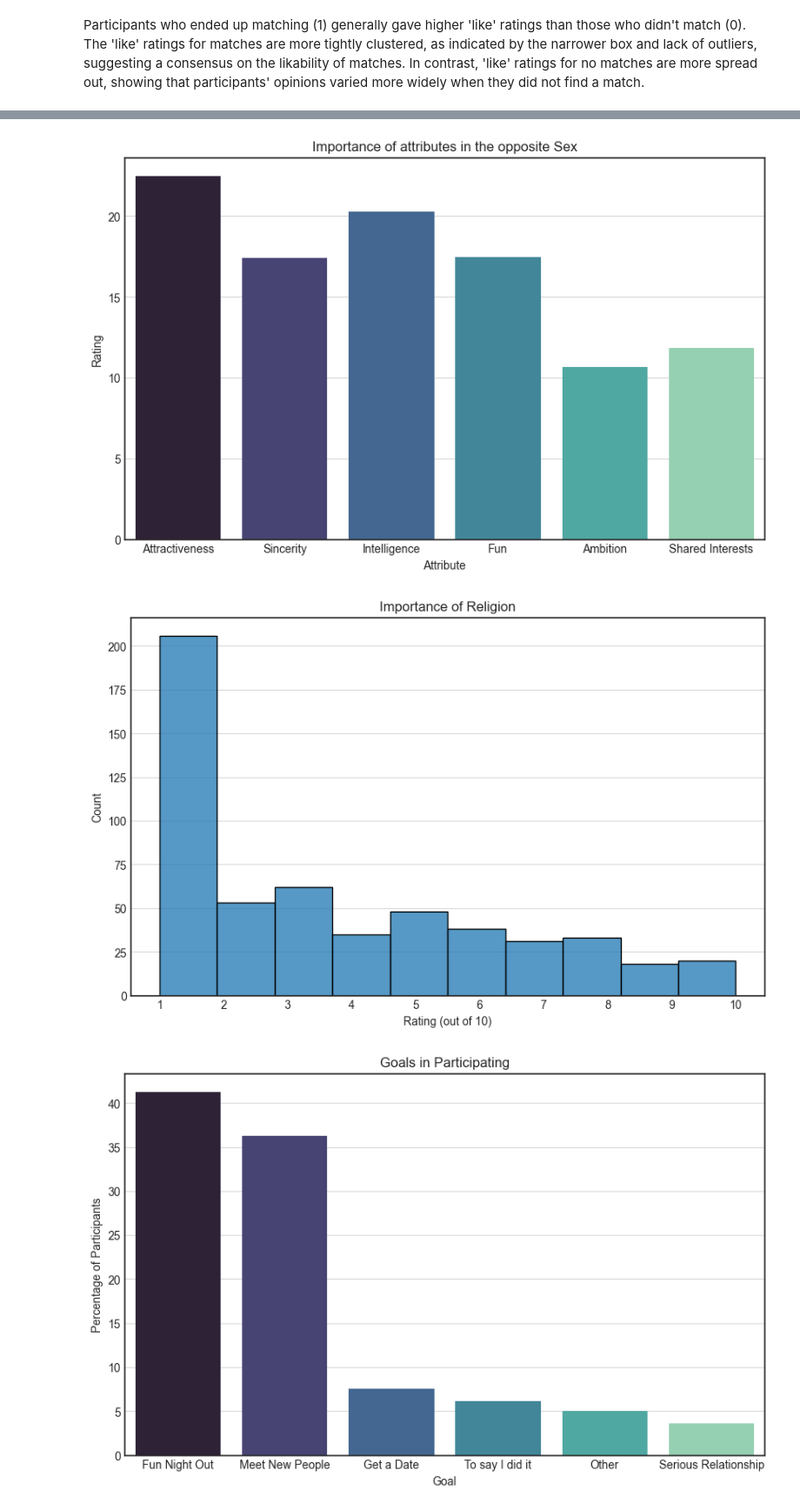
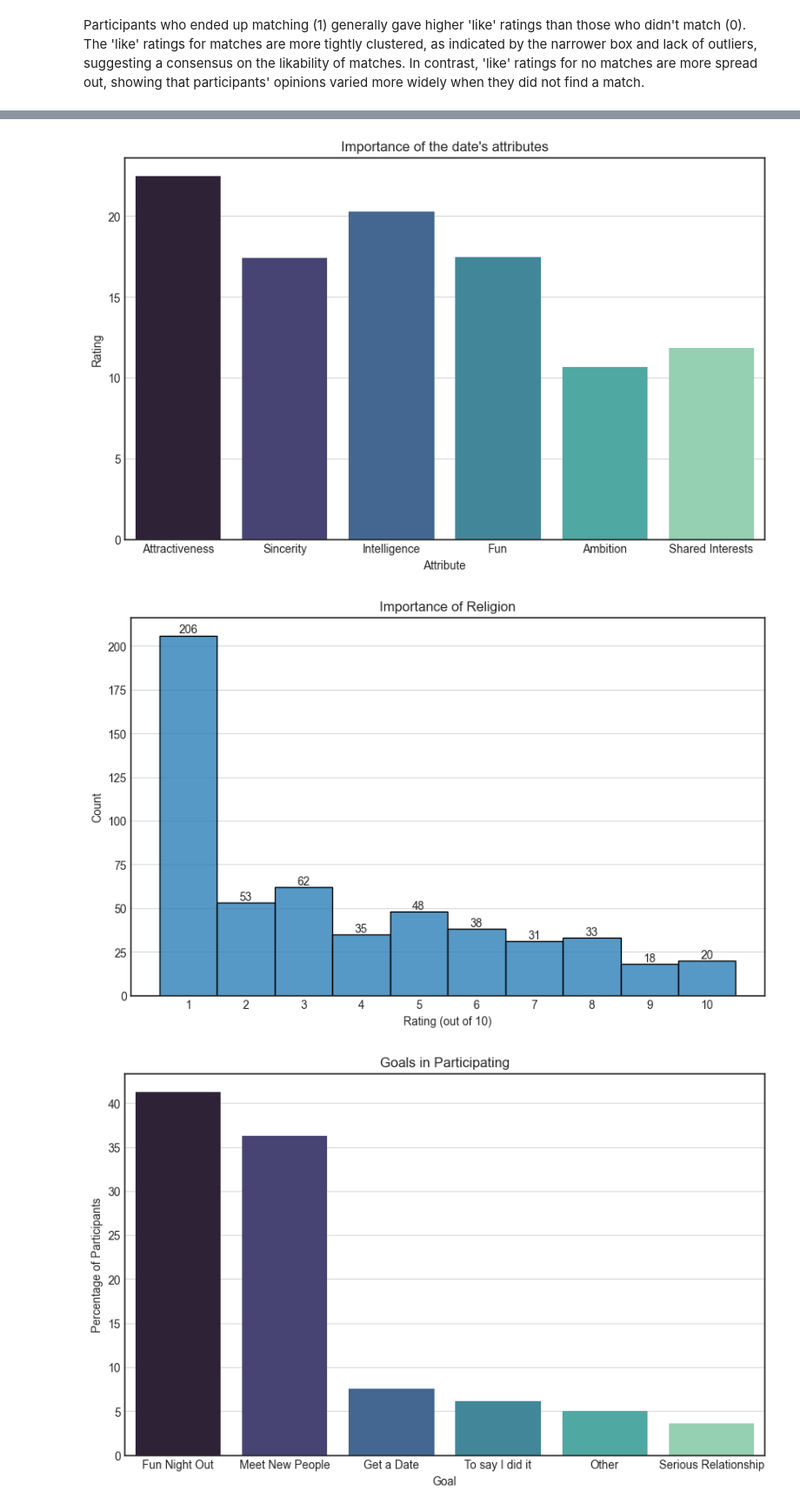
Before and after one commit to meralegre/capstone, a Jupyter notebook: eda_preprocessing.ipynb, the cells around one changed output, grey strips where cells are left out. Shown at 87% size. Drawn from its saved outputs; the diff is of its cells as text; code cells hidden in the pictures.

Commit message:
finished graphs

```diff
--- a/eda_preprocessing.ipynb
+++ b/eda_preprocessing.ipynb
@@ -182,5 +182,5 @@ attribute_groups = [
     ['attr_perceived', 'sinc_perceived', 'intel_perceived', 'fun_perceived', 'amb_perceived']
 ]
 
-df_renamed = df_renamed.apply(lambda row: attribute_ranking(row, attribute_groups), axis=1)
+df = df_renamed.apply(lambda row: attribute_ranking(row, attribute_groups), axis=1)
 # %%
@@ -301,27 +336,2 @@ plt.show()
 # %% [markdown]
 Participants who ended up matching (1) generally gave higher 'like' ratings than those who didn't match (0). The 'like' ratings for matches are more tightly clustered, as indicated by the narrower box and lack of outliers, suggesting a consensus on the likability of matches. In contrast, 'like' ratings for no matches are more spread out, showing that participants' opinions varied more widely when they did not find a match.
-# %%
-# What people think the opposite gender is looking for
-# How participants think the opposite gender prioritizes different attributes.
-
-attributes_looking_for = df_renamed[['gender','attr_o_want', 'sinc_o_want', 'intel_o_want', 'fun_o_want', 'amb_o_want', 'shar_o_want']].groupby('gender').mean()
-cols = ['Attractive', 'Sincere', 'Intelligent', 'Fun', 'Ambitious', 'Shared Interests']
-attributes_looking_for.columns = cols
-
-fig, ax = plt.subplots()
-index = range(len(cols))
-bar_width = 0.35
-
-rects1 = ax.bar(index, attributes_looking_for.iloc[0], bar_width, label='Men', color='darkblue')
-rects2 = ax.bar([p + bar_width for p in index], attributes_looking_for.iloc[1], bar_width, label='Women', color='lightblue')
-
-ax.set_xlabel('Attributes')
-ax.set_ylabel('Percentage')
-ax.set_title('What People Are Looking For in the Opposite Sex')
-ax.set_xticks([p + bar_width / 2 for p in index])
-ax.set_xticklabels(cols)
-ax.legend()
-
-plt.xticks(rotation=45)
-plt.tight_layout()
-plt.show()
@@ -330,6 +338,6 @@ plt.show()
 # %%
 preferences = ['pf_o_att', 'pf_o_sin', 'pf_o_int', 'pf_o_fun', 'pf_o_amb', 'pf_o_sha']
-avg_preferences = df_renamed[preferences].mean()
+avg_preferences = df[preferences].mean()
 
 labels = {
     'pf_o_att': 'Attractiveness',
@@ -347,38 +355,41 @@ avg_preferences.columns = ['attribute', 'average_rating']
 with plt.style.context('seaborn-white'):
     plt.figure(figsize=(10, 6))
     sns.barplot(x='attribute', y='average_rating', data=avg_preferences, palette='mako')
-    plt.title('Importance of attributes in the opposite Sex')
+    plt.title("Importance of the date's attributes")
     plt.xlabel('Attribute')
     plt.ylabel('Rating')
     plt.xticks(rotation=0)
     plt.grid(axis='y', alpha=0.75)
     plt.show()
 # %% [output]
-[figure, old version]
+[figure, new version]
 # %%
 # Religion Importance
 # This will show how participants rated the importance of religion,
 # I think this is an important factor when it comes to matching so we will take it into account when applying the algorithm
-
-df_sorted = df_renamed.sort_values(by=['iid'])
+df_sorted = df.sort_values(by=['iid'])
 df_unique = df_sorted.drop_duplicates(subset='iid').dropna(subset=['imprelig'])
 
 with plt.style.context('seaborn-white'):
     plt.figure(figsize=(10, 6))
-    ax = sns.histplot(df_unique['imprelig'], bins=10, edgecolor='black')
+    ax = sns.histplot(df_unique['imprelig'], bins=10, edgecolor='black', kde=False)
     ax.set(title='Importance of Religion',
            xlabel='Rating (out of 10)',
            ylabel='Count')
     plt.grid(axis='y', linestyle='-', alpha=0.75)
 
-    # Calculate bin centers for x-ticks
+    # bin centers and counts
     counts, bin_edges = np.histogram(df_unique['imprelig'], bins=10)
     bin_centers = 0.5 * (bin_edges[:-1] + bin_edges[1:])
-    plt.xticks(range(1, 11))
+    plt.xticks(bin_centers, labels=[f"{int(center)}" for center in np.round(bin_centers)])
+
+    # count of people above each bar
+    for count, center in zip(counts, bin_centers):
+        ax.text(center, count, str(count), ha='center', va='bottom')
 
     plt.show()
 # %% [output]
-[figure, old version]
+[figure, new version]
 # %%
 # Goals in participating
 # Illustrating participants' goals in joining the speed dating event.
```
Also changed, not shown: parts of 19 cells of this notebook, 1 other file.
